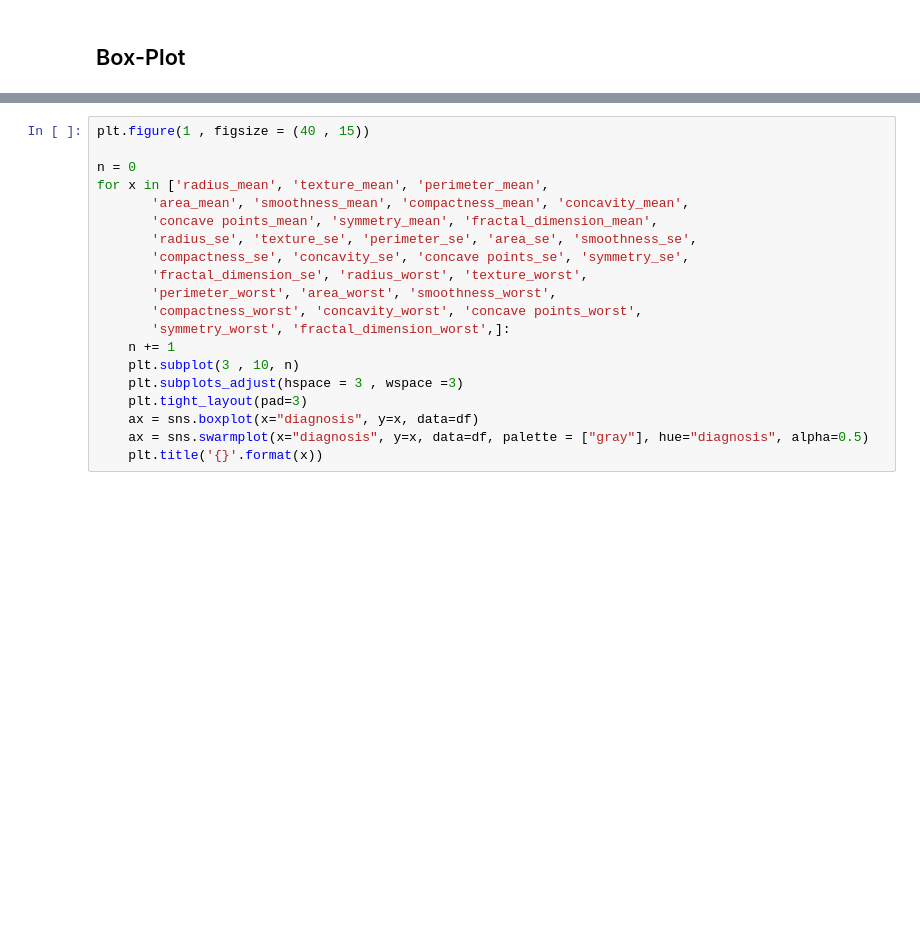
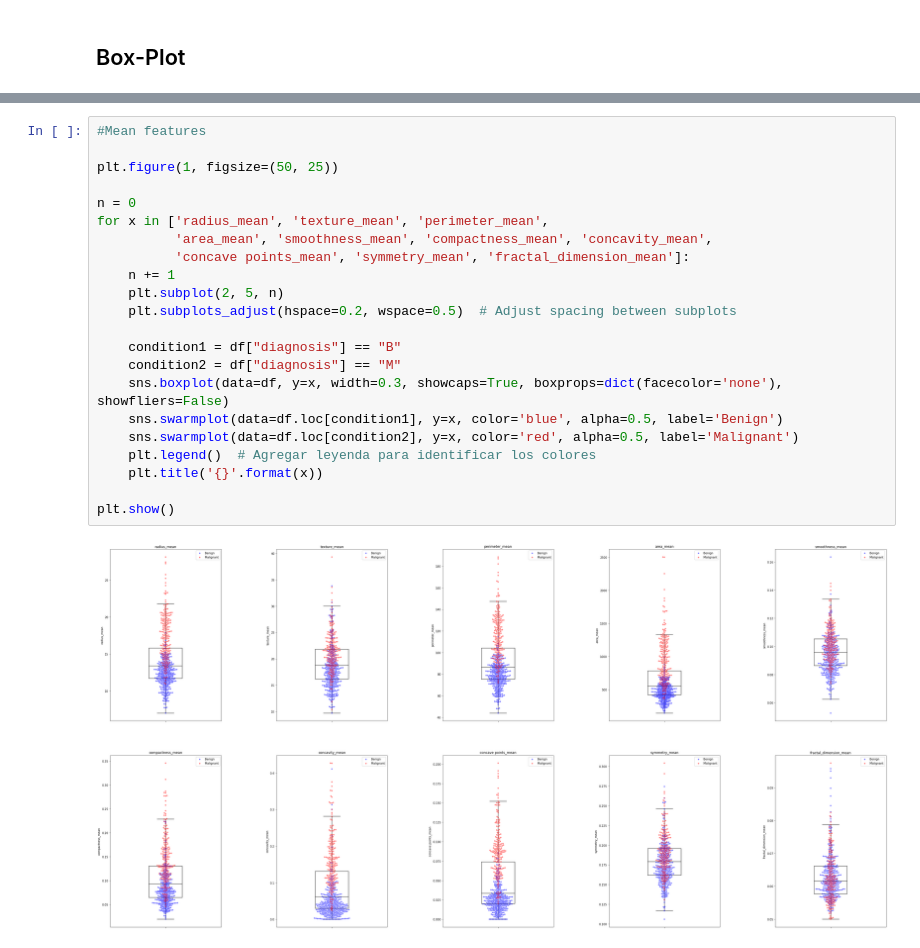
Before and after one commit to JulianDietrich97/BreastCancer, a Jupyter notebook: Exploratory Analysis.ipynb, the cells around one changed output, grey strips where cells are left out. Drawn from its saved outputs; the diff is of its cells as text; blank space fills up the shorter version.

```diff
--- a/Exploratory Analysis.ipynb
+++ b/Exploratory Analysis.ipynb
@@ -152,20 +152,24 @@ for x in ['radius_mean', 'texture_mean', 'perimeter_mean',
-# %%
-plt.figure(1 , figsize = (40 , 15))
-
-n = 0
-for x in ['radius_mean', 'texture_mean', 'perimeter_mean',
-       'area_mean', 'smoothness_mean', 'compactness_mean', 'concavity_mean',
-       'concave points_mean', 'symmetry_mean', 'fractal_dimension_mean',
-       'radius_se', 'texture_se', 'perimeter_se', 'area_se', 'smoothness_se',
-       'compactness_se', 'concavity_se', 'concave points_se', 'symmetry_se',
-       'fractal_dimension_se', 'radius_worst', 'texture_worst',
-       'perimeter_worst', 'area_worst', 'smoothness_worst',
-       'compactness_worst', 'concavity_worst', 'concave points_worst',
-       'symmetry_worst', 'fractal_dimension_worst',]:
-    n += 1
-    plt.subplot(3 , 10, n)
-    plt.subplots_adjust(hspace = 3 , wspace =3)
-    plt.tight_layout(pad=3)
-    ax = sns.boxplot(x="diagnosis", y=x, data=df)
-    ax = sns.swarmplot(x="diagnosis", y=x, data=df, palette = ["gray"], hue="diagnosis", alpha=0.5)
-    plt.title('{}'.format(x))
+# %%
+#Mean features
+
+plt.figure(1, figsize=(50, 25))
+
+n = 0
+for x in ['radius_mean', 'texture_mean', 'perimeter_mean',
+          'area_mean', 'smoothness_mean', 'compactness_mean', 'concavity_mean',
+          'concave points_mean', 'symmetry_mean', 'fractal_dimension_mean']:
+    n += 1
+    plt.subplot(2, 5, n)
+    plt.subplots_adjust(hspace=0.2, wspace=0.5)  # Adjust spacing between subplots
+
+    condition1 = df["diagnosis"] == "B"
+    condition2 = df["diagnosis"] == "M"
+    sns.boxplot(data=df, y=x, width=0.3, showcaps=True, boxprops=dict(facecolor='none'), showfliers=False)
+    sns.swarmplot(data=df.loc[condition1], y=x, color='blue', alpha=0.5, label='Benign')
+    sns.swarmplot(data=df.loc[condition2], y=x, color='red', alpha=0.5, label='Malignant')
+    plt.legend()  # Agregar leyenda para identificar los colores
+    plt.title('{}'.format(x))
+
+plt.show()
+# %% [output]
+[figure, added]
```
Also changed, not shown: parts of 5 cells of this notebook.
